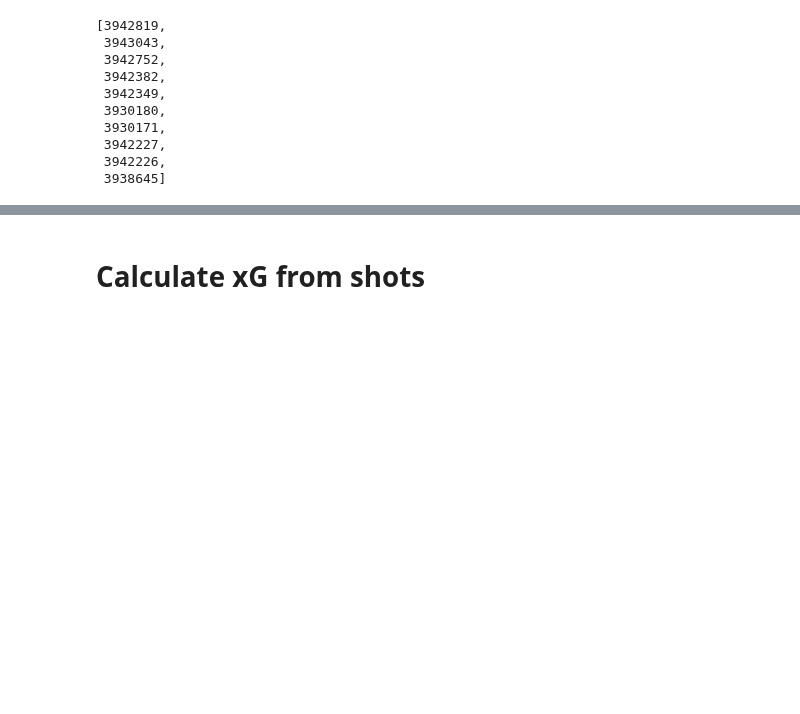
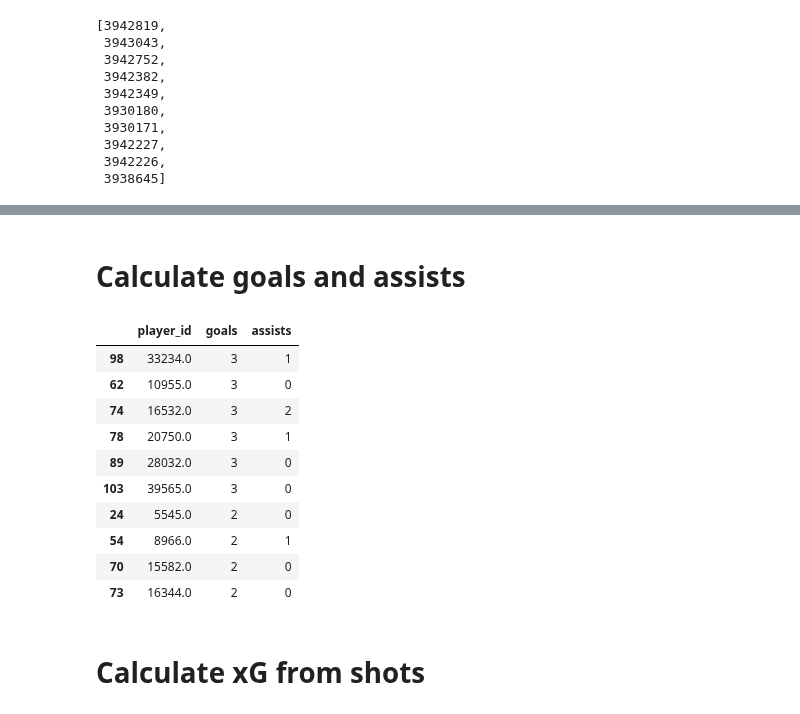
Before and after one commit to MarijnSt/soccermatics-project-1, a Jupyter notebook: radar_plot.ipynb, the cells around one changed output, grey strips where cells are left out. Drawn from its saved outputs; the diff is of its cells as text; code cells hidden in the pictures; blank space fills up the shorter version.

```diff
--- a/radar_plot.ipynb
+++ b/radar_plot.ipynb
@@ -97,3 +97,62 @@ memory usage: 11.6+ MB
+# %% [markdown]
+# Calculate goals and assists
+# %%
+def calculate_goals_assists(df):
+    """
+    Calculate the number of goals and assists for each player.
+
+    Parameters
+    ----------
+    df: pd.DataFrame
+        A dataframe with all Statsbomb event data for all matches of a given competition and season.
+
+    Returns
+    -------
+    df: pd.DataFrame
+        A dataframe with the number of goals and assists for each player.
+    """
+
+    # Filter for goals
+    goals_mask = ((df["outcome_id"] == 97) & (df["period"] != 5))       # goal id is 97, don't count penalties, own goals don't have a outcome_id
+    df_goals = df.loc[goals_mask, ["player_id"]].copy()
+    df_goals_count = df_goals.groupby("player_id").size().reset_index(name="goals")
+
+    # Filter for assists
+    assists_mask = (df["pass_goal_assist"] == True)
+    df_assists = df.loc[assists_mask, ["player_id"]].copy()
+
+    # Count assists per player
+    df_assists_count = df_assists.groupby("player_id").size().reset_index(name="assists")
+
+    # Merge goals and assists
+    df_goals_assists = pd.merge(df_goals_count, df_assists_count, on="player_id", how="outer")
+
+    # Fill missing values with 0
+    df_goals_assists["goals"] = df_goals_assists["goals"].fillna(0)
+    df_goals_assists["assists"] = df_goals_assists["assists"].fillna(0)
+
+    # Set goals and assists to int
+    df_goals_assists["goals"] = df_goals_assists["goals"].astype(int)
+    df_goals_assists["assists"] = df_goals_assists["assists"].astype(int)
+
+    return df_goals_assists
+# %%
+# Example usage
+df_example = calculate_goals_assists(df_all_events)
+# %%
+df_example.sort_values(by="goals", ascending=False).head(10)
+# %% [output]
+|  | player_id | goals | assists |
+| 98 | 33234.0 | 3 | 1 |
+| 62 | 10955.0 | 3 | 0 |
+| 74 | 16532.0 | 3 | 2 |
+| 78 | 20750.0 | 3 | 1 |
+| 89 | 28032.0 | 3 | 0 |
+| 103 | 39565.0 | 3 | 0 |
+| 24 | 5545.0 | 2 | 0 |
+| 54 | 8966.0 | 2 | 1 |
+| 70 | 15582.0 | 2 | 0 |
+| 73 | 16344.0 | 2 | 0 |
 # %% [markdown]
 # Calculate xG from shots
 # %%
```
Also changed, not shown: parts of 6 cells of this notebook.
